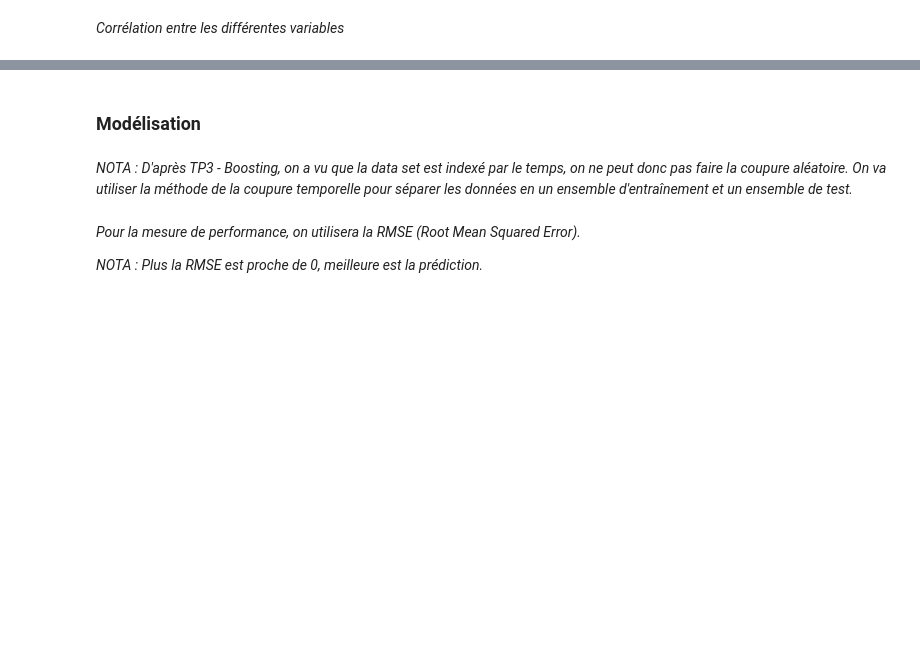
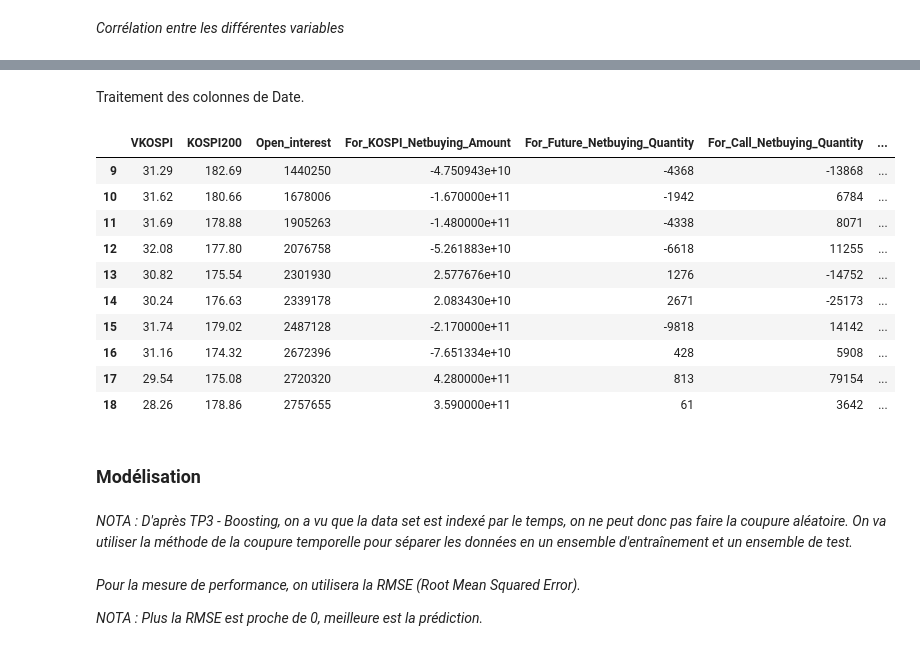
Before and after one commit to hiririri/ML-IF-STIN, a Jupyter notebook: Projet/Options_KR_Projet.ipynb, the cells around one changed output, grey strips where cells are left out. Drawn from its saved outputs; the diff is of its cells as text; code cells hidden in the pictures; blank space fills up the shorter version.

```diff
--- a/Projet/Options_KR_Projet.ipynb
+++ b/Projet/Options_KR_Projet.ipynb
@@ -229,3 +235,33 @@ plt.show()
+# %% [markdown]
+Traitement des colonnes de Date.
+# %%
+df['Date'] = pd.to_datetime(df['Date'])
+df = df.sort_values(by='Date')
+
+df['Year'] = df['Date'].dt.year
+df['Month'] = df['Date'].dt.month
+df['Day'] = df['Date'].dt.day
+
+day_mapping = {'Mon': 1, 'Tue': 2, 'Wed': 3, 'Thu': 4, 'Fri': 5}
+df['Day_of_a_week'] = df['Day_of_a_week'].map(day_mapping)
+
+df.drop(columns=['Date'], inplace=True)
+df.drop(columns=['Day_till_expiration'], inplace=True)
+df.dropna(inplace=True)
+# %%
+df.head(10)
+# %% [output]
+|  | VKOSPI | KOSPI200 | Open_interest | For_KOSPI_Netbuying_Amount | For_Future_Netbuying_Quantity | For_Call_Netbuying_Quantity | ... |
+| 9 | 31.29 | 182.69 | 1440250 | -4.750943e+10 | -4368 | -13868 | ... |
+| 10 | 31.62 | 180.66 | 1678006 | -1.670000e+11 | -1942 | 6784 | ... |
+| 11 | 31.69 | 178.88 | 1905263 | -1.480000e+11 | -4338 | 8071 | ... |
+| 12 | 32.08 | 177.80 | 2076758 | -5.261883e+10 | -6618 | 11255 | ... |
+| 13 | 30.82 | 175.54 | 2301930 | 2.577676e+10 | 1276 | -14752 | ... |
+| 14 | 30.24 | 176.63 | 2339178 | 2.083430e+10 | 2671 | -25173 | ... |
+| 15 | 31.74 | 179.02 | 2487128 | -2.170000e+11 | -9818 | 14142 | ... |
+| 16 | 31.16 | 174.32 | 2672396 | -7.651334e+10 | 428 | 5908 | ... |
+| 17 | 29.54 | 175.08 | 2720320 | 4.280000e+11 | 813 | 79154 | ... |
+| 18 | 28.26 | 178.86 | 2757655 | 3.590000e+11 | 61 | 3642 | ... |
 # %% [markdown]
 ### **Modélisation**
 # %% [markdown]
```
Also changed, not shown: parts of 13 cells of this notebook.
